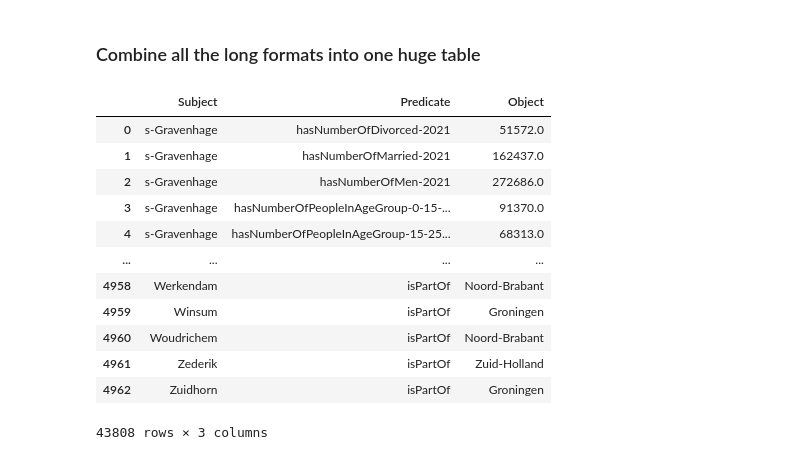
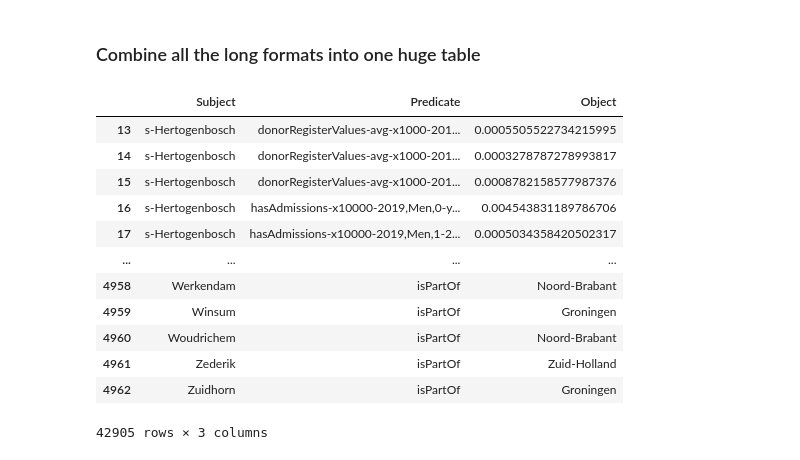
Before and after one commit to reikichan/2AMD20, a Jupyter notebook: preprocessing.ipynb, the cells around one changed output. Cells and saved outputs as stored; diff of their text form; code cells hidden in the pictures.

```diff
--- a/preprocessing.ipynb
+++ b/preprocessing.ipynb
@@ -712,7 +632,7 @@ for i, row in merged_source_9[merged_source_9['Opnamen per 10 000 inwoners (per
 # merged_source_9.count()
 
 # Translate
-merged_source_9.columns = ['Municipality', 'isPartOf', 'ofGender', 'inAgeGroup', 'hasAdmissions-x1000-2019']
+merged_source_9.columns = ['Municipality', 'isPartOf', 'ofGender', 'inAgeGroup', 'hasAdmissions-x10000-2019']
 merged_source_9["ofGender"].replace({"Mannen": "Men", "Vrouwen": "Women"}, inplace=True)
 merged_source_9["inAgeGroup"].replace({'0 jaar':'0-years', '1 tot 20 jaar': '1-20-years', '20 tot 45 jaar': '20-45-years', '45 tot 65 jaar': '45-65-years','65 tot 80 jaar': '65-80-years', '80 jaar of ouder': '80-years-or-older'}, inplace=True)
 
@@ -728,7 +648,7 @@ ages = list(merged_source_9['inAgeGroup'].unique())
 
 for gender in genders:
     for age in ages:
-        predicates.append('hasAdmissions-x1000-2019'+','+gender+','+age)
+        predicates.append('hasAdmissions-x10000-2019'+','+gender+','+age)
 
 
 for subject in subjects:
@@ -741,7 +661,7 @@ for subject in subjects:
         s9_dict['Predicate'].append(pedictate)
         intermediate = merged_source_9[merged_source_9['Municipality']==subject]
         intermediate = intermediate[intermediate['ofGender']==pedictate.split(',')[1]]
-        value = intermediate[intermediate['inAgeGroup']==pedictate.split(',')[2]]['hasAdmissions-x1000-2019']
+        value = intermediate[intermediate['inAgeGroup']==pedictate.split(',')[2]]['hasAdmissions-x10000-2019']
         s9_dict['Object'].append(float(value))
 
 spo_9 = pd.DataFrame(data=s9_dict)
@@ -884,38 +804,64 @@ spo_14
 ### Combine all the long formats into one huge table
 # %%
 # CREATE KNOWLEDGE GRAPH TABLE
-stack_all = pd.concat([long_format_source_1, long_format_source_2, long_format_source_4, spo_5, spo_6,spo_7,spo_9,spo_11,spo_14]).drop_duplicates().reset_index(drop=True)
+stack_all = pd.concat([long_format_source_1, long_format_source_2, long_format_source_4, spo_6,spo_7,spo_9,spo_11,spo_14]).drop_duplicates().reset_index(drop=True)
 # KE_TABLE = KE_TABLE.groupby(['Subject', 'Predicate'])['Object'].mean()
 # calculate average of subject-predicate pairs (to avoid /solve conflicting info) This works only on numeric data
 # since the predicate ispartof is the only one that has object/values that are of type string
 non_ispartof = stack_all[stack_all["Predicate"] != "isPartOf"].groupby(['Subject', 'Predicate']).mean().reset_index()
+
+population_size = non_ispartof[non_ispartof['Predicate']=='hasPopulationSize-avg-2019Until2021']
+population_size_municipalities = list(population_size['Subject'])
+
+non_relative = non_ispartof[non_ispartof['Predicate'].str.contains("Relative")==False]
+non_relative = non_relative[non_relative['Predicate'].str.contains("percentage")==False]
+non_relative = non_relative[non_relative['Predicate']!='hasPopulationSize-avg-2019Until2021']
+non_relative = non_relative[non_relative['Predicate']!='hasPopulationSize-2021']
+non_relative = non_relative[non_relative['Predicate']!='hasPopulationAtBeginningOfThePeriod-avg-2019Until2021']
+non_relative = non_relative[non_relative['Predicate']!='hasPopulationDensityPerSquareKm-2021']
+non_relative = non_relative[non_relative['Subject'].isin(population_size_municipalities)]
+
+for index, row in non_relative.iterrows():
+    size = population_size[population_size['Subject']==row['Subject']]['Object']
+    non_relative.at[index, 'Object'] = row['Object'] / size
+
+l1 = list(non_ispartof[non_ispartof['Predicate'].str.contains("Relative")]['Predicate'].unique())
+l2 = list(non_ispartof[non_ispartof['Predicate'].str.contains("percentage")]['Predicate'].unique())
+combined_list = l1+l2
+
+relative = pd.concat([non_relative, non_ispartof[non_ispartof['Predicate'].isin(combined_list)]])
+relative = pd.concat([relative, non_ispartof[non_ispartof['Predicate']=='hasPopulationSize-avg-2019Until2021']])
+relative = pd.concat([relative, non_ispartof[non_ispartof['Predicate']=='hasPopulationSize-2021']])
+relative = pd.concat([relative, non_ispartof[non_ispartof['Predicate']=='hasPopulationAtBeginningOfThePeriod-avg-2019Until2021']])
+relative = pd.concat([relative, non_ispartof[non_ispartof['Predicate']=='hasPopulationDensityPerSquareKm-2021']])
+
 # get the object values of type string
 ispartof = stack_all[stack_all["Predicate"] == "isPartOf"]
 # stack them to get the final table
-ke_table = pd.concat([non_ispartof, ispartof])
+ke_table = pd.concat([relative, ispartof])
 
 # remove all problematic characters
 ke_table['Object'] = ke_table['Object'].astype(str)
 ke_table['Object'] = ke_table['Object'].str.replace(' ','-')
 ke_table['Subject'] = ke_table['Subject'].str.replace(' ','-')
 ke_table['Subject'] = ke_table['Subject'].str.replace("'","")
 ke_table['Subject'] = ke_table['Subject'].str.replace("(","")
 ke_table['Subject'] = ke_table['Subject'].str.replace(")","")
 ke_table
 # %% [output]
 |  | Subject | Predicate | Object |
-| 0 | s-Gravenhage | hasNumberOfDivorced-2021 | 51572.0 |
-| 1 | s-Gravenhage | hasNumberOfMarried-2021 | 162437.0 |
-| 2 | s-Gravenhage | hasNumberOfMen-2021 | 272686.0 |
-| 3 | s-Gravenhage | hasNumberOfPeopleInAgeGroup-0-15-... | 91370.0 |
-| 4 | s-Gravenhage | hasNumberOfPeopleInAgeGroup-15-25... | 68313.0 |
+| 13 | s-Hertogenbosch | donorRegisterValues-avg-x1000-201... | 0.0005505522734215995 |
+| 14 | s-Hertogenbosch | donorRegisterValues-avg-x1000-201... | 0.0003278787278993817 |
+| 15 | s-Hertogenbosch | donorRegisterValues-avg-x1000-201... | 0.0008782158577987376 |
+| 16 | s-Hertogenbosch | hasAdmissions-x10000-2019,Men,0-y... | 0.004543831189786706 |
+| 17 | s-Hertogenbosch | hasAdmissions-x10000-2019,Men,1-2... | 0.0005034358420502317 |
 | ... | ... | ... | ... |
 | 4958 | Werkendam | isPartOf | Noord-Brabant |
 | 4959 | Winsum | isPartOf | Groningen |
 | 4960 | Woudrichem | isPartOf | Noord-Brabant |
 | 4961 | Zederik | isPartOf | Zuid-Holland |
 | 4962 | Zuidhorn | isPartOf | Groningen |
-43808 rows × 3 columns
+42905 rows × 3 columns
 # %%
 # write it to a csv
 ke_table.to_csv('data/preprocessed_data.csv', index=False)
```
Also changed, not shown: parts of 3 cells of this notebook.
